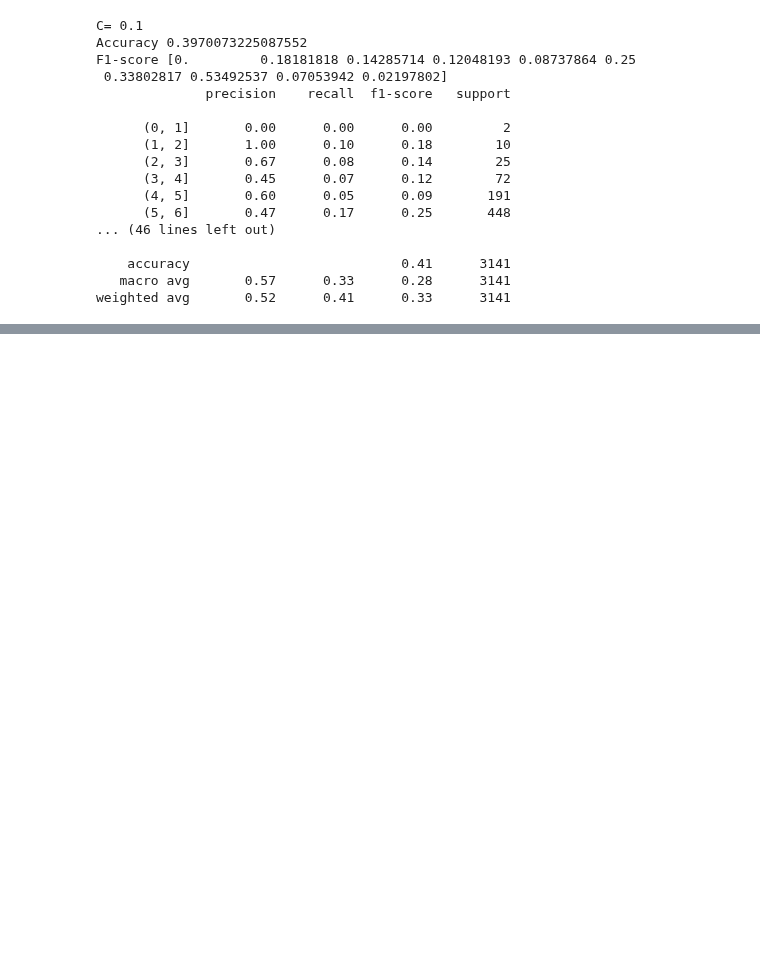
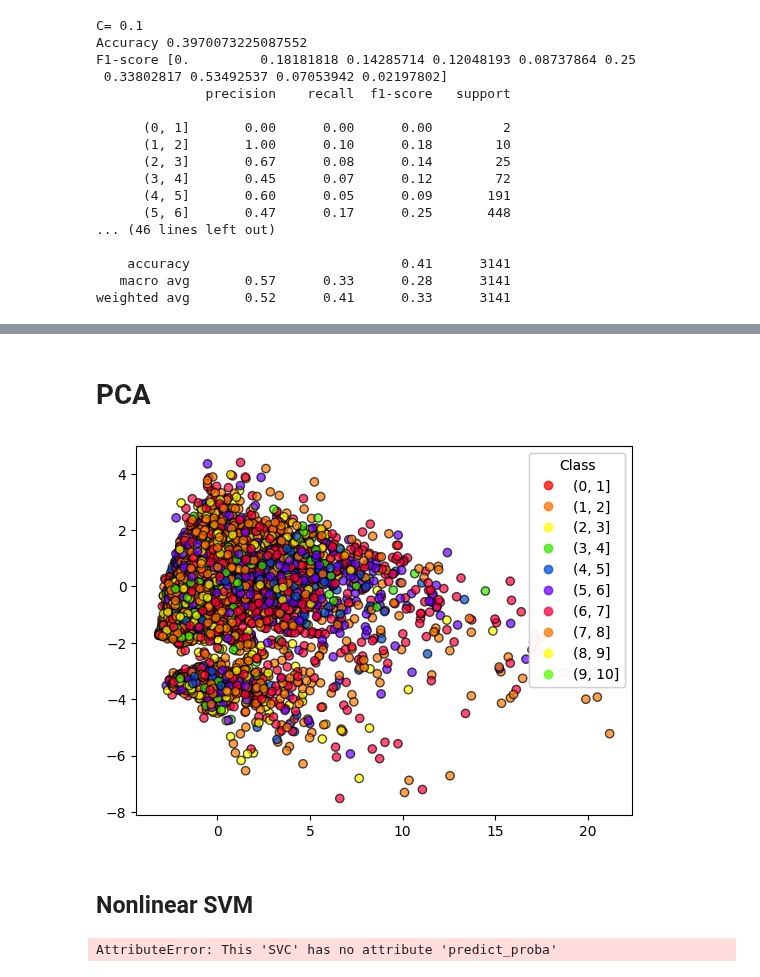
Before and after one commit to luigiascio/Data-Mining-2, a Jupyter notebook: SVM_rating_poly.ipynb, the cells around one changed output, grey strips where cells are left out. Cells and saved outputs as stored; diff of their text form; code cells hidden in the pictures; blank space fills up the shorter version.

```diff
--- a/SVM_rating_poly.ipynb
+++ b/SVM_rating_poly.ipynb
@@ -1248,0 +1280,7 @@ plt.show()
+# %%
+
+# Ridurre il dataset al 15% stratificato
+X_reduced, _, y_reduced, _ = train_test_split(X, y, test_size=0.90, random_state=100, stratify=y)
+
+# Ora puoi procedere con il train_test_split sul dataset ridotto
+X_train, X_test, y_train, y_test = train_test_split(X_reduced, y_reduced, test_size=0.3, random_state=100, stratify=y_reduced)
@@ -1248,0 +1289,7 @@ plt.show()
+# %%
+scaler = StandardScaler()
+scaler.fit(X_train)
+X_train = scaler.transform(X_train)
+X_test = scaler.transform(X_test)
+# %% [markdown]
+# PCA
@@ -1248,0 +1298,32 @@ plt.show()
+# %%
+pca = PCA(n_components=2)
+pca.fit(X_train)
+X_pca = pca.transform(X_train)
+# %%
+from sklearn.preprocessing import LabelEncoder
+import matplotlib.pyplot as plt
+import numpy as np
+
+# Supponiamo che y_train contenga le categorie come stringhe
+#y_train = np.array(['[0,1)', '[0,1)', '[1,2)', ..., '[1,2)', '[2,3)', '[3,4)'])
+
+# Utilizza LabelEncoder per convertire le categorie in numeri
+label_encoder = LabelEncoder()
+y_train_numeric = label_encoder.fit_transform(y_train)
+
+# Ora puoi usare y_train_numeric come argomento 'c' per plt.scatter
+scatter = plt.scatter(X_pca[:, 0], X_pca[:, 1], c=y_train_numeric, cmap=plt.cm.prism, edgecolor='k', alpha=0.7)
+
+# Crea una mappa delle etichette personalizzate
+labels = label_encoder.classes_
+
+# Aggiungi la leggenda con le etichette personalizzate
+handles, _ = scatter.legend_elements()
+legend1 = plt.legend(handles, labels, title="Class")
+plt.gca().add_artist(legend1)
+
+plt.show()
+# %% [output]
+[figure, added]
+# %% [markdown]
+## Nonlinear SVM
@@ -1248,0 +1333,17 @@ plt.show()
+# %%
+from sklearn.svm import SVC
+from sklearn.metrics import accuracy_score, f1_score, classification_report
+from sklearn.metrics import roc_curve, roc_auc_score
+from sklearn.preprocessing import label_binarize
+
+# Crea il modello SVM con kernel RBF e i parametri forniti
+model = SVC(kernel='poly', C=10, degree=2, gamma=1)
+
+# Addestra il modello
+model.fit(X_train, y_train)
+
+# Fai previsioni
+y_pred = model.predict(X_test)
+# y_prob = model.predict_proba(X_test)
+# %% [output]
+AttributeError: This 'SVC' has no attribute 'predict_proba'
```
Also changed, not shown: parts of 9 cells of this notebook, 1 other file.
